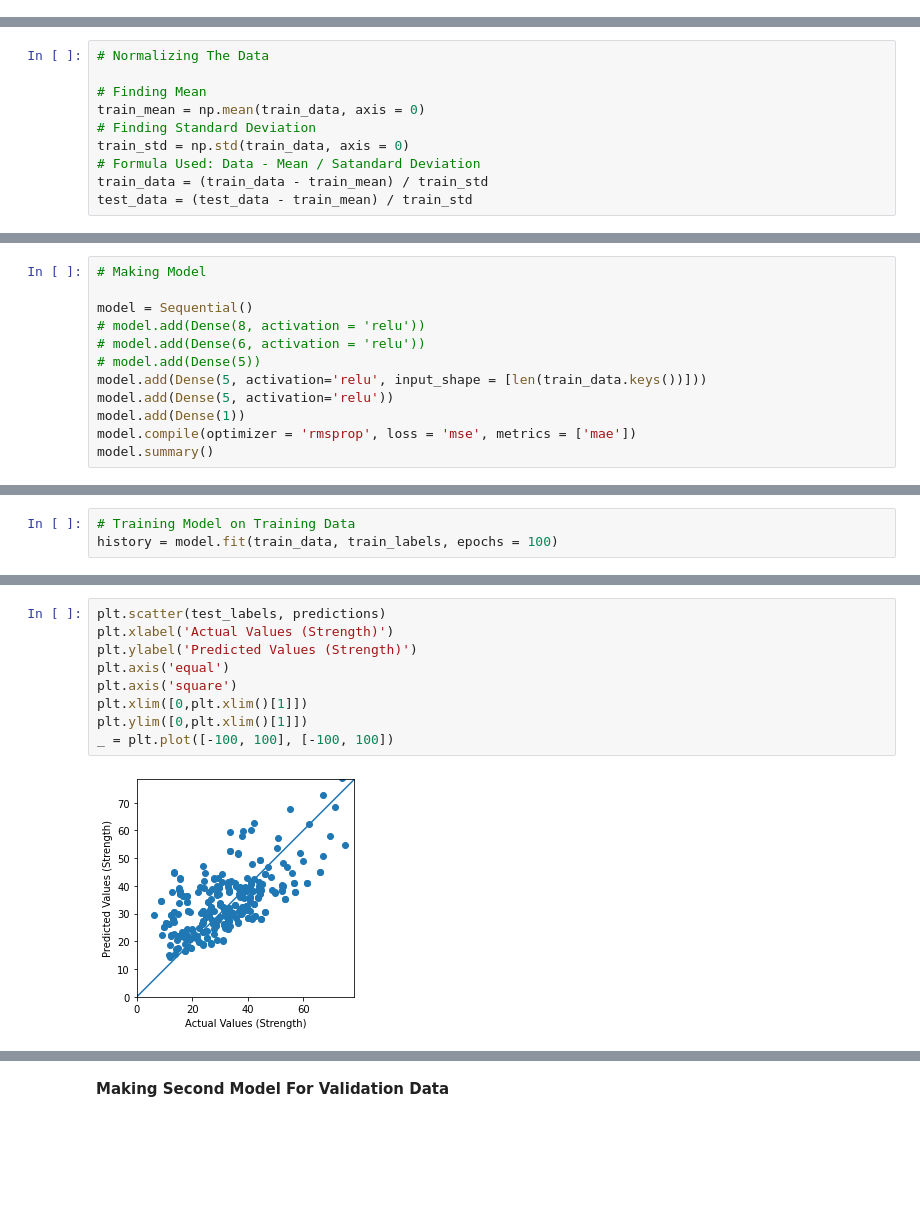
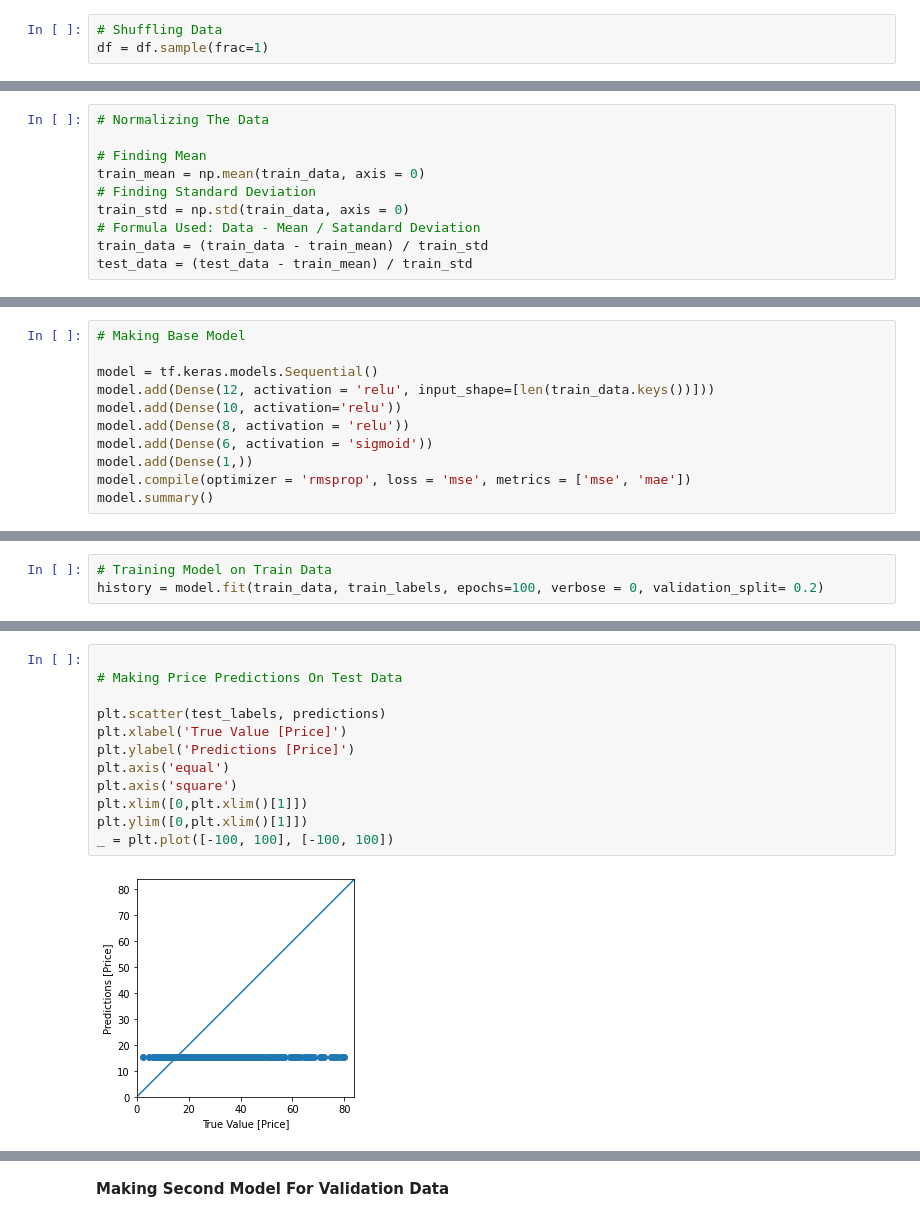
Before and after one commit to SyedHuzaifa007/PIAIC-Deep-Learning-Assignment, a Jupyter notebook: Concrete_Strength_Assignment.ipynb, the cells around one changed output, grey strips where cells are left out. Drawn from its saved outputs; the diff is of its cells as text; blank space fills up the shorter version.

```diff
--- a/Concrete_Strength_Assignment.ipynb
+++ b/Concrete_Strength_Assignment.ipynb
@@ -219,3 +236,6 @@ plt.show()
+# %%
+# Shuffling Data
+df = df.sample(frac=1)
 # %%
 df.shape
 # %% [output]
@@ -304,14 +326,13 @@ test_data.head()
 # %%
-# Making Model
+# Making Base Model
 
-model = Sequential()
-# model.add(Dense(8, activation = 'relu'))
-# model.add(Dense(6, activation = 'relu'))
-# model.add(Dense(5))
-model.add(Dense(5, activation='relu', input_shape = [len(train_data.keys())]))
-model.add(Dense(5, activation='relu'))
-model.add(Dense(1))
-model.compile(optimizer = 'rmsprop', loss = 'mse', metrics = ['mae'])
+model = tf.keras.models.Sequential()
+model.add(Dense(12, activation = 'relu', input_shape=[len(train_data.keys())]))
+model.add(Dense(10, activation='relu'))
+model.add(Dense(8, activation = 'relu'))
+model.add(Dense(6, activation = 'sigmoid'))
+model.add(Dense(1,))
+model.compile(optimizer = 'rmsprop', loss = 'mse', metrics = ['mse', 'mae'])
 model.summary()
 # %% [output]
 Model: "sequential"
@@ -329,5 +354,5 @@ Trainable params: 81
 Non-trainable params: 0
 _________________________________________________________________
 # %%
-# Training Model on Training Data
-history = model.fit(train_data, train_labels, epochs = 100)
+# Training Model on Train Data
+history = model.fit(train_data, train_labels, epochs=100, verbose = 0, validation_split= 0.2)
@@ -423,11 +438,14 @@ Mean Absolute Error: 8.378684043884277
 # %%
+
+# Making Price Predictions On Test Data
+
 plt.scatter(test_labels, predictions)
-plt.xlabel('Actual Values (Strength)')
-plt.ylabel('Predicted Values (Strength)')
+plt.xlabel('True Value [Price]')
+plt.ylabel('Predictions [Price]')
 plt.axis('equal')
 plt.axis('square')
 plt.xlim([0,plt.xlim()[1]])
 plt.ylim([0,plt.xlim()[1]])
 _ = plt.plot([-100, 100], [-100, 100])
 # %% [output]
-[figure, old version]
+[figure, new version]
```
Also changed, not shown: parts of 45 cells of this notebook.
